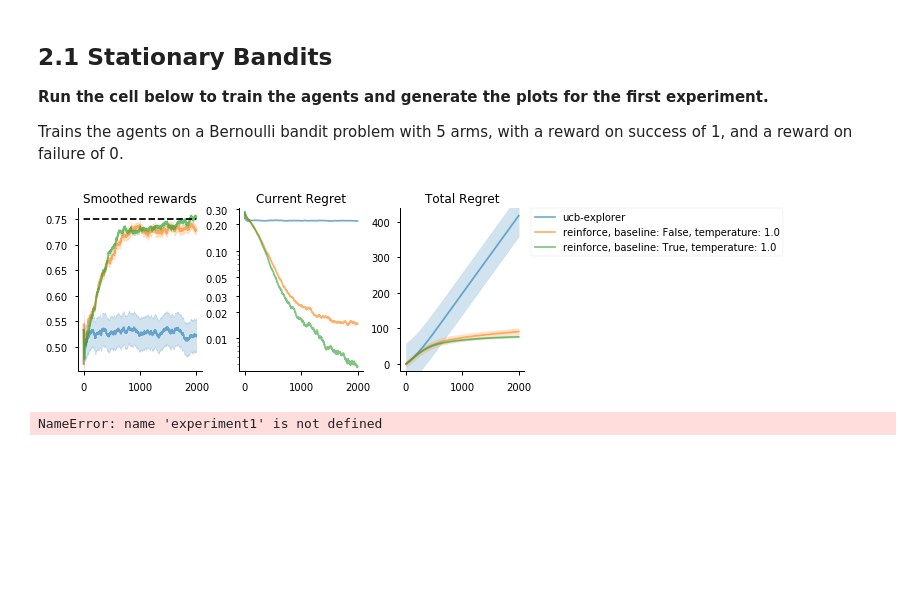
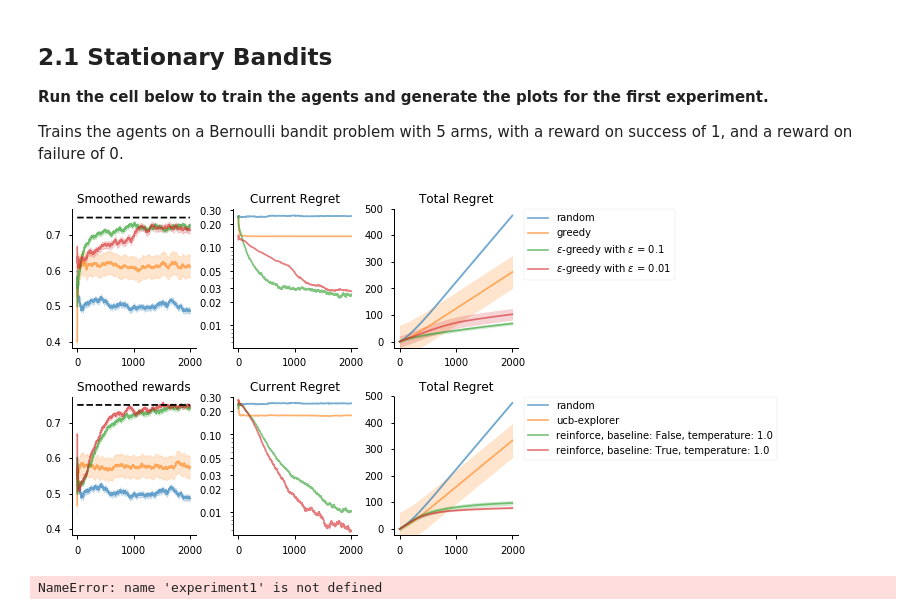
Before and after one commit to Mazzanicolas/DRL, a Jupyter notebook: DRL2019_Assignment1.ipynb, the cells around one changed output. Drawn from its saved outputs; the diff is of its cells as text; code cells hidden in the pictures; blank space fills up the shorter version.

```diff
--- a/DRL2019_Assignment1.ipynb
+++ b/DRL2019_Assignment1.ipynb
@@ -669,24 +670,24 @@ with a reward on success of 1, and a reward on failure of 0.
 # %%
 #@title Experiment 1: Bernoulli bandit
 #%%capture experiment1
 
 number_of_arms = 5
 number_of_steps = 2000
 
 agents = [
-    #Random(number_of_arms),
-    #Greedy(number_of_arms),
-    #EpsilonGreedy(number_of_arms, 0.1),
-    #EpsilonGreedy(number_of_arms, 0.01),
+    Random(number_of_arms),
+    Greedy(number_of_arms),
+    EpsilonGreedy(number_of_arms, 0.1),
+    EpsilonGreedy(number_of_arms, 0.01),
     ##UCB(number_of_arms),
     UCBExplorer(number_of_arms),
     REINFORCE(number_of_arms),
     REINFORCE(number_of_arms, baseline=True),
 ]
 
 train_agents(agents, number_of_arms, number_of_steps)
 # %% [output]
-[figure, old version]
+[figure, new version]
 # %%
 experiment1.show()
 # %% [output]
```
Also changed, not shown: parts of 2 cells of this notebook, 1 other file.
